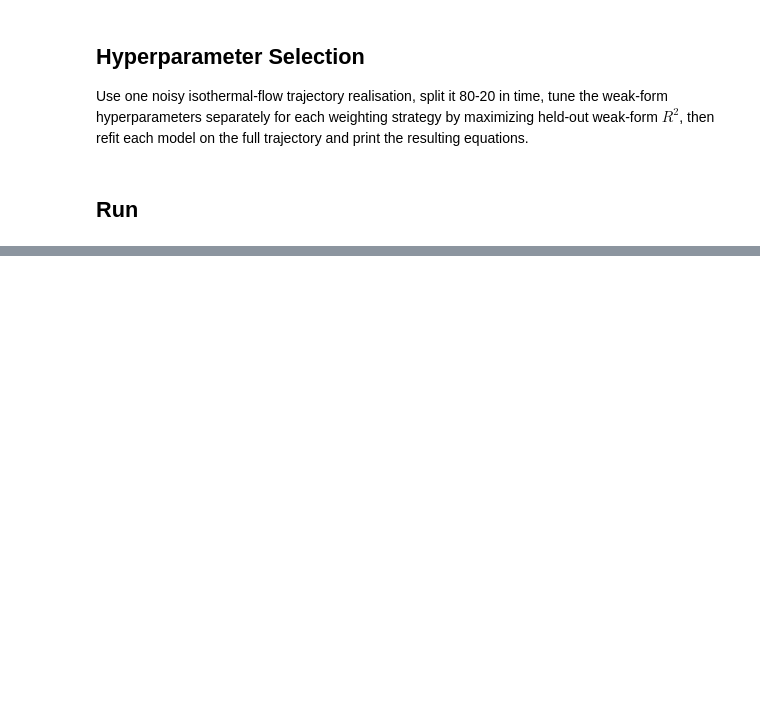
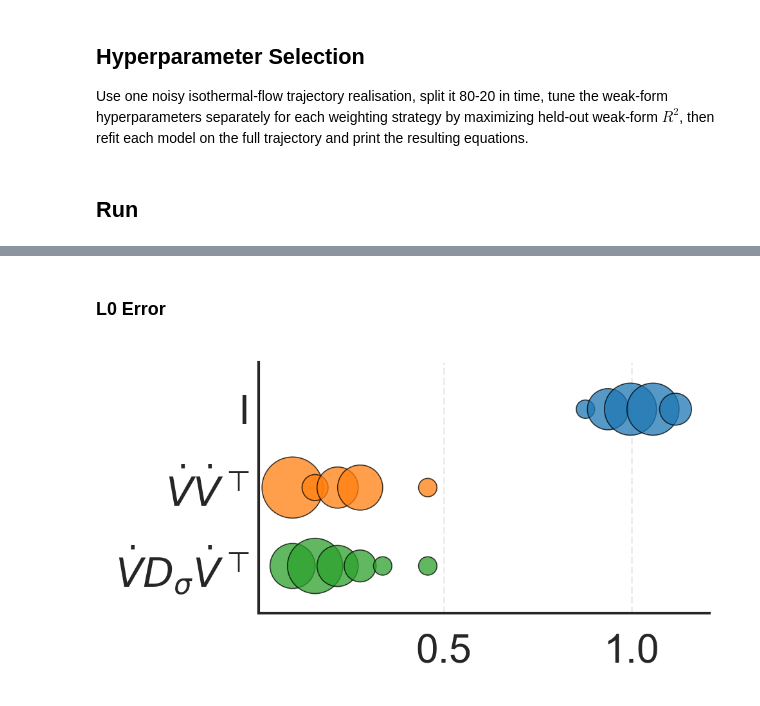
Before and after one commit to filippozacchei/WLS-Sindy, a Jupyter notebook: examples/isothermal_flow/part2.ipynb, the cells around one changed output, grey strips where cells are left out. Drawn from its saved outputs; the diff is of its cells as text; code cells hidden in the pictures; blank space fills up the shorter version.

```diff
--- a/examples/isothermal_flow/part2.ipynb
+++ b/examples/isothermal_flow/part2.ipynb
@@ -309,0 +367,25 @@ bubble_hist(
+# %% [markdown]
+### L0 Error
+# %%
+all_l0_values = np.concatenate([
+    np.asarray(L0_errors[m], dtype=float)
+    for m in methods
+])
+
+xmin = float(np.min(all_l0_values))-0.01
+xmax = float(np.max(all_l0_values))+0.01
+
+pad = 0.05 * (xmax - xmin if xmax > xmin else 1.0)
+l0_xlim = (xmin - pad, xmax + pad)
+
+bubble_hist(
+    errors_dict=L0_errors,
+    n_bins=20,
+    models_order=methods,
+    colors=method_colors,
+    labels=labels,
+    xlim=l0_xlim,
+    save_path="results/l0_2"
+)
+# %% [output]
+[figure, added]
```
Also changed, not shown: parts of 9 cells of this notebook, 18 other files.
